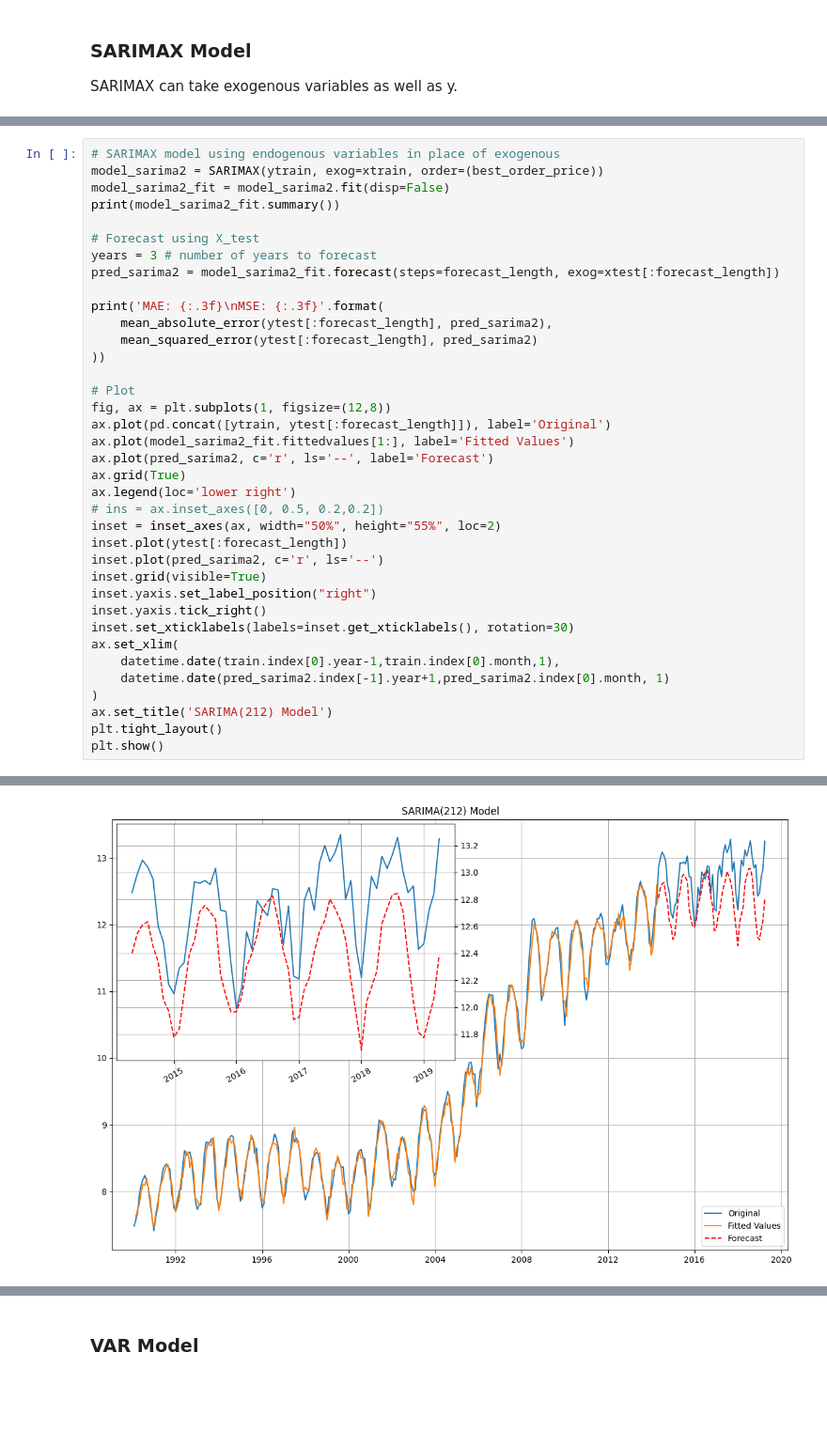
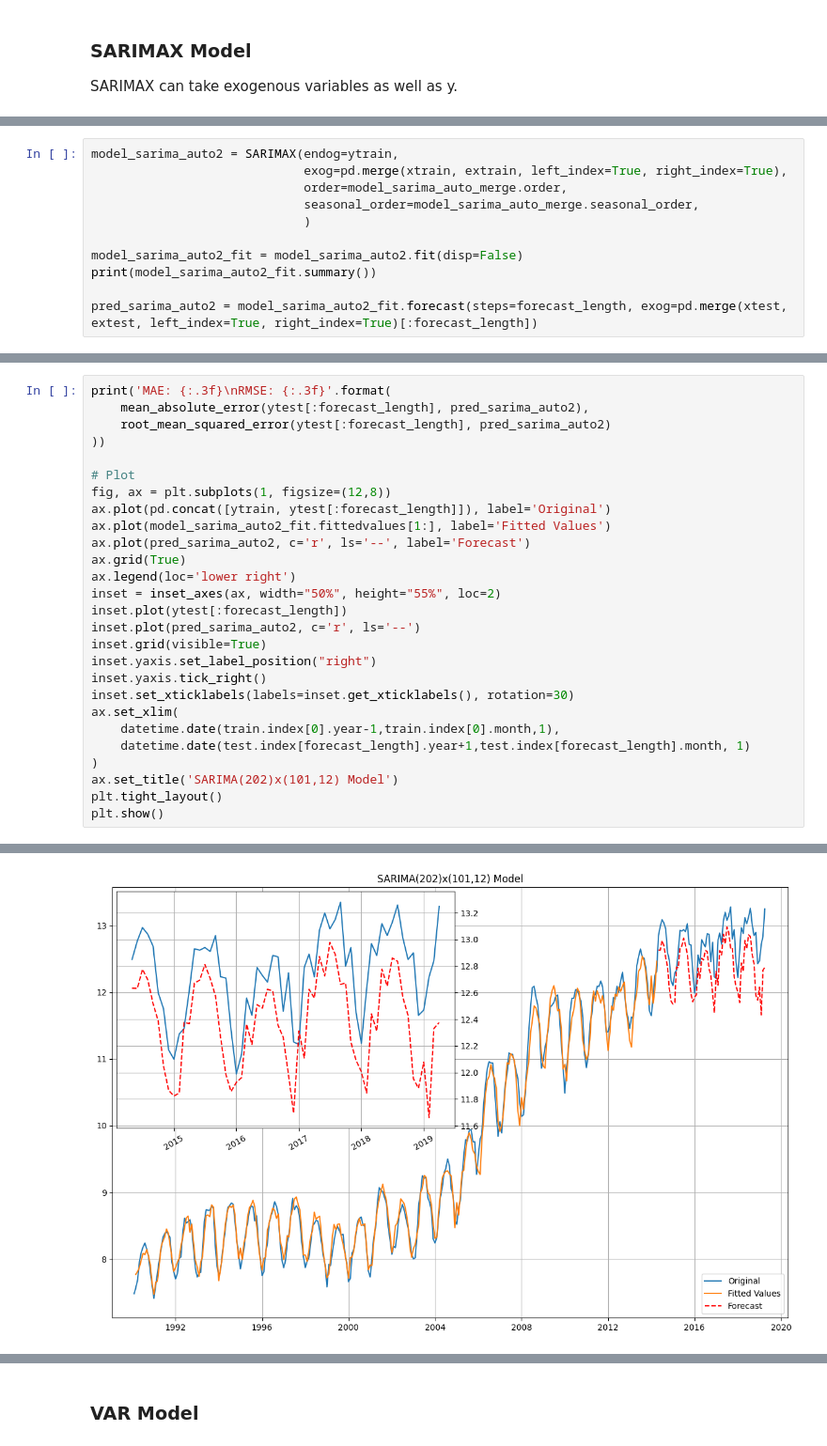
Before and after one commit to bktakacs/springboard_dsc_capstone3, a Jupyter notebook: pp-model.ipynb, the cells around one changed output, grey strips where cells are left out. Shown at 94% size. Saved outputs shown, nothing was run; the diff lists cells and outputs as text; blank space fills up the shorter version.

```diff
--- a/pp-model.ipynb
+++ b/pp-model.ipynb
@@ -389,0 +433,11 @@ Best Order: (2, 1, 2)
+# %%
+model_sarima_auto2 = SARIMAX(endog=ytrain,
+                             exog=pd.merge(xtrain, extrain, left_index=True, right_index=True),
+                             order=model_sarima_auto_merge.order,
+                             seasonal_order=model_sarima_auto_merge.seasonal_order,
+                             )
+
+model_sarima_auto2_fit = model_sarima_auto2.fit(disp=False)
+print(model_sarima_auto2_fit.summary())
+
+pred_sarima_auto2 = model_sarima_auto2_fit.forecast(steps=forecast_length, exog=pd.merge(xtest, extest, left_index=True, right_index=True)[:forecast_length])
@@ -390,38 +462,28 @@ Best Order: (2, 1, 2)
 # %%
-# SARIMAX model using endogenous variables in place of exogenous
-model_sarima2 = SARIMAX(ytrain, exog=xtrain, order=(best_order_price))
-model_sarima2_fit = model_sarima2.fit(disp=False)
-print(model_sarima2_fit.summary())
-
-# Forecast using X_test
-years = 3 # number of years to forecast
-pred_sarima2 = model_sarima2_fit.forecast(steps=forecast_length, exog=xtest[:forecast_length])
-
-print('MAE: {:.3f}\nMSE: {:.3f}'.format(
-    mean_absolute_error(ytest[:forecast_length], pred_sarima2),
-    mean_squared_error(ytest[:forecast_length], pred_sarima2)
+print('MAE: {:.3f}\nRMSE: {:.3f}'.format(
+    mean_absolute_error(ytest[:forecast_length], pred_sarima_auto2),
+    root_mean_squared_error(ytest[:forecast_length], pred_sarima_auto2)
 ))
 
 # Plot
 fig, ax = plt.subplots(1, figsize=(12,8))
 ax.plot(pd.concat([ytrain, ytest[:forecast_length]]), label='Original')
-ax.plot(model_sarima2_fit.fittedvalues[1:], label='Fitted Values')
-ax.plot(pred_sarima2, c='r', ls='--', label='Forecast')
+ax.plot(model_sarima_auto2_fit.fittedvalues[1:], label='Fitted Values')
+ax.plot(pred_sarima_auto2, c='r', ls='--', label='Forecast')
 ax.grid(True)
 ax.legend(loc='lower right')
-# ins = ax.inset_axes([0, 0.5, 0.2,0.2])
 inset = inset_axes(ax, width="50%", height="55%", loc=2)
 inset.plot(ytest[:forecast_length])
-inset.plot(pred_sarima2, c='r', ls='--')
+inset.plot(pred_sarima_auto2, c='r', ls='--')
 inset.grid(visible=True)
 inset.yaxis.set_label_position("right")
 inset.yaxis.tick_right()
 inset.set_xticklabels(labels=inset.get_xticklabels(), rotation=30)
 ax.set_xlim(
     datetime.date(train.index[0].year-1,train.index[0].month,1),
-    datetime.date(pred_sarima2.index[-1].year+1,pred_sarima2.index[0].month, 1)
+    datetime.date(test.index[forecast_length].year+1,test.index[forecast_length].month, 1)
 )
-ax.set_title('SARIMA(212) Model')
+ax.set_title('SARIMA(202)x(101,12) Model')
 plt.tight_layout()
 plt.show()
 # %% [output]
@@ -445 +492 @@ MSE: 0.214
-[figure, old version]
+[figure, new version]
```
Also changed, not shown: parts of 44 cells of this notebook.
